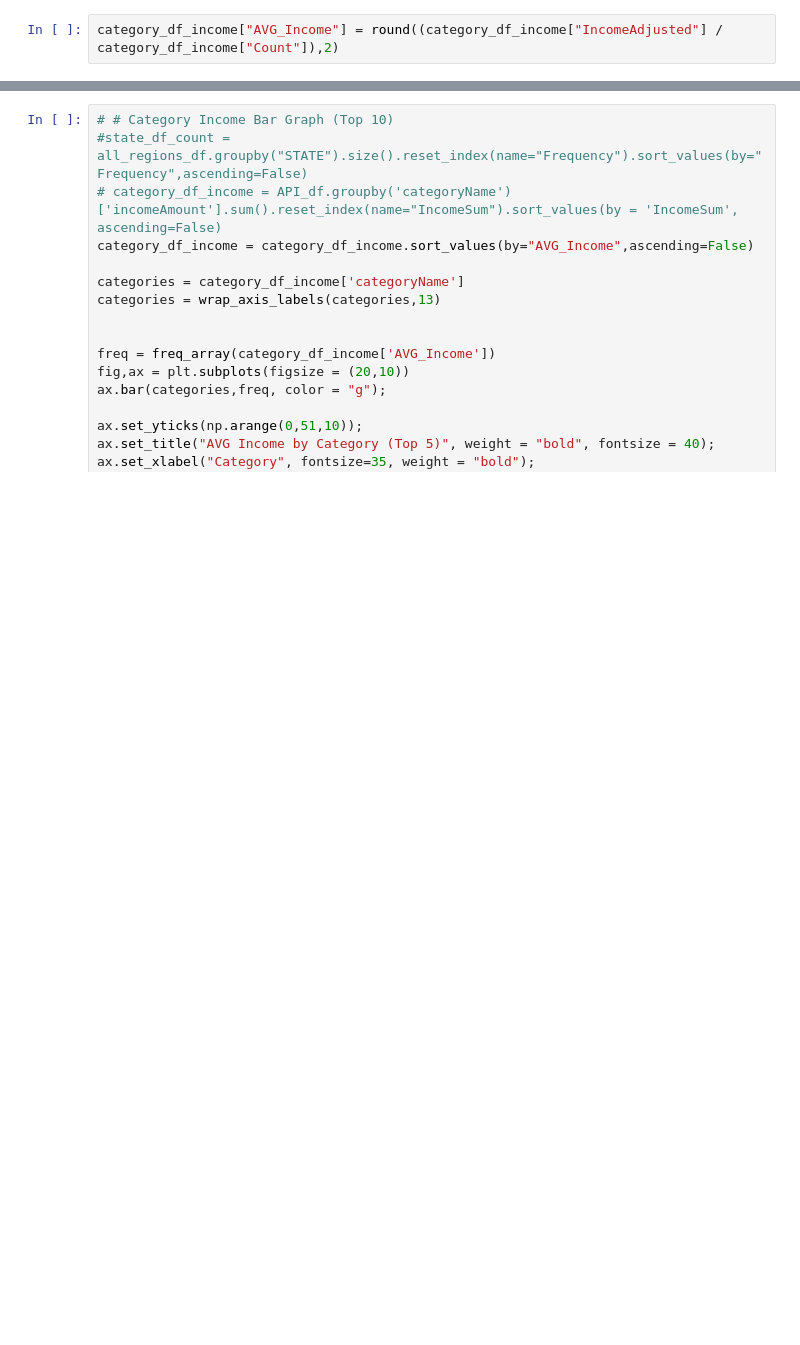
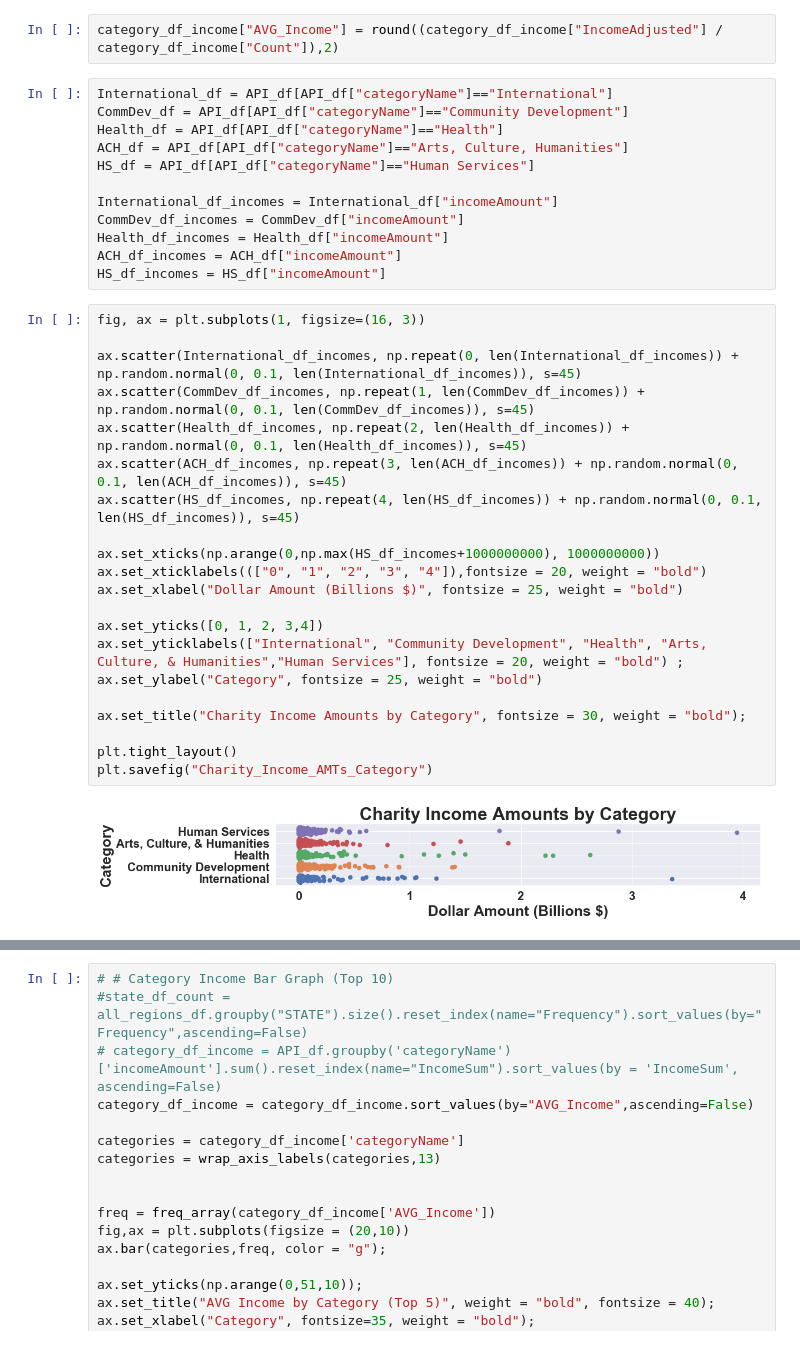
Before and after one commit to jackvessa/Capstone1_Givz_EDA, a Jupyter notebook: Charity_Navigator_Data_CSV.ipynb, the cells around one changed output, grey strips where cells are left out. Cells and saved outputs as stored; diff of their text form; blank space fills up the shorter version.

```diff
--- a/Charity_Navigator_Data_CSV.ipynb
+++ b/Charity_Navigator_Data_CSV.ipynb
@@ -260,3 +260,38 @@ category_df_income['IncomeAdjusted'] = category_df_income['IncomeSum'] / 1000000
 category_df_income = pd.merge(category_df_income,category_df_count)
 # %%
 category_df_income["AVG_Income"] = round((category_df_income["IncomeAdjusted"] / category_df_income["Count"]),2)
+# %%
+International_df = API_df[API_df["categoryName"]=="International"]
+CommDev_df = API_df[API_df["categoryName"]=="Community Development"]
+Health_df = API_df[API_df["categoryName"]=="Health"]
+ACH_df = API_df[API_df["categoryName"]=="Arts, Culture, Humanities"]
+HS_df = API_df[API_df["categoryName"]=="Human Services"]
+
+International_df_incomes = International_df["incomeAmount"]
+CommDev_df_incomes = CommDev_df["incomeAmount"]
+Health_df_incomes = Health_df["incomeAmount"]
+ACH_df_incomes = ACH_df["incomeAmount"]
+HS_df_incomes = HS_df["incomeAmount"]
+# %%
+fig, ax = plt.subplots(1, figsize=(16, 3))
+
+ax.scatter(International_df_incomes, np.repeat(0, len(International_df_incomes)) + np.random.normal(0, 0.1, len(International_df_incomes)), s=45)
+ax.scatter(CommDev_df_incomes, np.repeat(1, len(CommDev_df_incomes)) + np.random.normal(0, 0.1, len(CommDev_df_incomes)), s=45)
+ax.scatter(Health_df_incomes, np.repeat(2, len(Health_df_incomes)) + np.random.normal(0, 0.1, len(Health_df_incomes)), s=45)
+ax.scatter(ACH_df_incomes, np.repeat(3, len(ACH_df_incomes)) + np.random.normal(0, 0.1, len(ACH_df_incomes)), s=45)
+ax.scatter(HS_df_incomes, np.repeat(4, len(HS_df_incomes)) + np.random.normal(0, 0.1, len(HS_df_incomes)), s=45)
+
+ax.set_xticks(np.arange(0,np.max(HS_df_incomes+1000000000), 1000000000))
+ax.set_xticklabels((["0", "1", "2", "3", "4"]),fontsize = 20, weight = "bold")
+ax.set_xlabel("Dollar Amount (Billions $)", fontsize = 25, weight = "bold")
+
+ax.set_yticks([0, 1, 2, 3,4])
+ax.set_yticklabels(["International", "Community Development", "Health", "Arts, Culture, & Humanities","Human Services"], fontsize = 20, weight = "bold") ;
+ax.set_ylabel("Category", fontsize = 25, weight = "bold")
+
+ax.set_title("Charity Income Amounts by Category", fontsize = 30, weight = "bold");
+
+plt.tight_layout()
+plt.savefig("Charity_Income_AMTs_Category")
+# %% [output]
+[figure, added]
```
Also changed, not shown: parts of 21 cells of this notebook.
